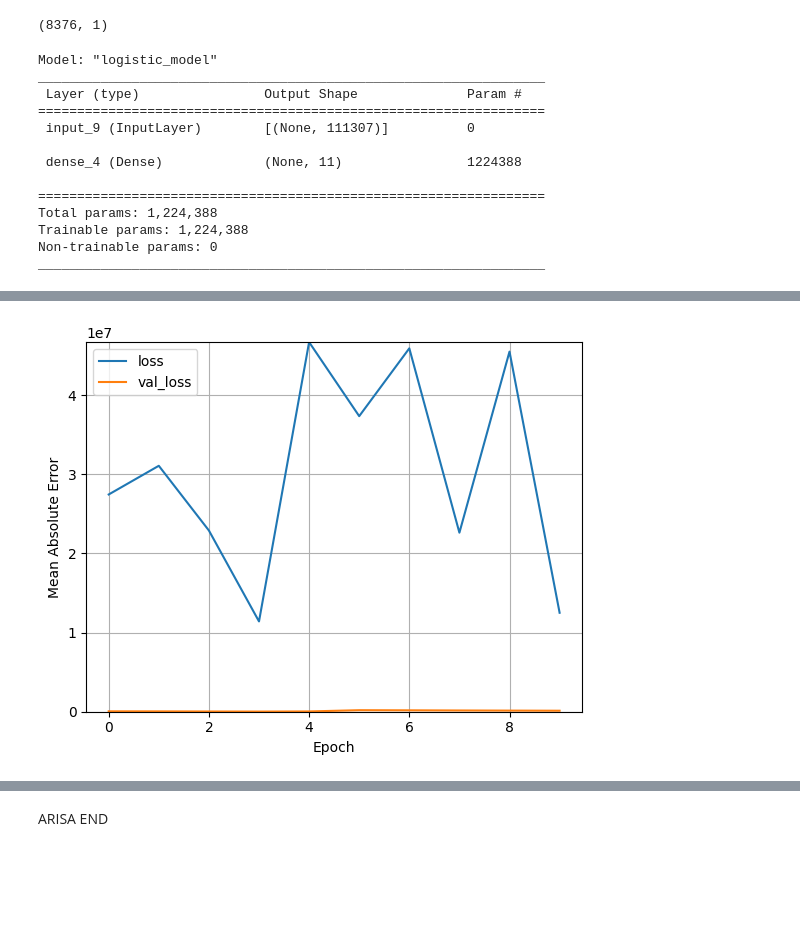
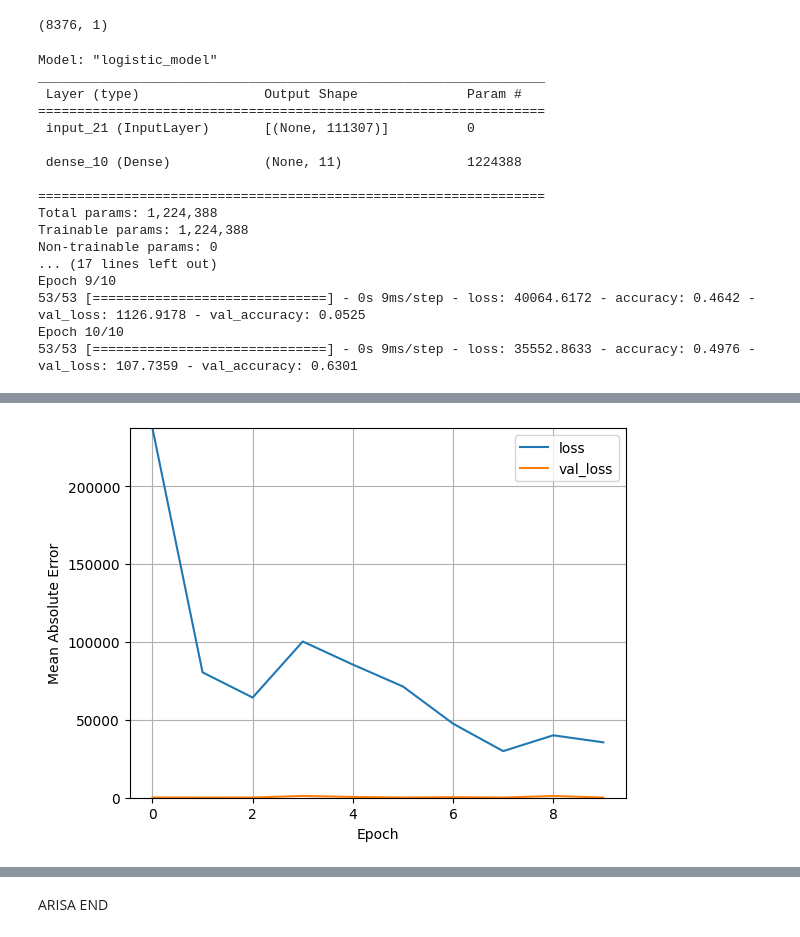
Before and after one commit to arisanguyen/210_Capstone_Aditya_Arisa_Noriel, a Jupyter notebook: abajaj_modeling.ipynb, the cells around one changed output, grey strips where cells are left out. Saved outputs shown, nothing was run; the diff lists cells and outputs as text; code cells hidden in the pictures; blank space fills up the shorter version.

Commit message:
logistic and linear model comparision

```diff
--- a/abajaj_modeling.ipynb
+++ b/abajaj_modeling.ipynb
@@ -204,0 +207,3 @@ input_image_street.shape
+# %%
+tiles_down = pd.read_csv(r'Data/Tiles_no_binning_downsampled.csv')
+tiles_down.head(5)
@@ -204,0 +217,7 @@ input_image_street.shape
+# %%
+x_train, x_test, y_train, y_test = train_test_split(
+                                    tiles_down[['Tile_ID','Collisions_Historical', 'Mid_lat','Mid_long', 'Stop_Signs', 'Paving_historical', 'Bus_stop','RTTYP_I','RTTYP_M','RTTYP_O','RTTYP_S','RTTYP_U']],
+                                    tiles_down['Collisions_Future'],
+                                    random_state=104,
+                                    test_size=0.20,
+                                    shuffle=True)
@@ -361,26 +478,26 @@ def create_logistic_model():
     logistic_model.summary()
 
     logistic_model.compile(
-        optimizer=tf.keras.optimizers.Adam(learning_rate=0.001),
-        loss="sparse_categorical_crossentropy",
+        optimizer=tf.keras.optimizers.Adam(learning_rate=0.0001),
+        loss=["sparse_categorical_crossentropy"],
         metrics=['accuracy']
         )
 
-    return log_model
+    return logistic_model
 
 logistic_model = create_logistic_model()
 
-class_weight = {0: 1,
-                1: 100000,
-                2: 100000,
-                3: 100000,
-                4: 100000,
-                5: 100000,
-                6: 100000,
-                7: 100000,
-                8: 100000,
-                9: 100000,
-                10: 100000,
+class_weight = {0: 100,
+                1: 1000,
+                2: 1000,
+                3: 1000,
+                4: 1000,
+                5: 1000,
+                6: 1000,
+                7: 1000,
+                8: 1000,
+                9: 1000,
+                10: 1000,
                 #11: 100000,
                }
 
@@ -401,12 +518,16 @@ Model: "logistic_model"
 _________________________________________________________________
  Layer (type)                Output Shape              Param #
 =================================================================
- input_9 (InputLayer)        [(None, 111307)]          0
+ input_21 (InputLayer)       [(None, 111307)]          0
 
- dense_4 (Dense)             (None, 11)                1224388
+ dense_10 (Dense)            (None, 11)                1224388
 
 =================================================================
 Total params: 1,224,388
 Trainable params: 1,224,388
 Non-trainable params: 0
-_________________________________________________________________
+... (17 lines left out)
+Epoch 9/10
+53/53 [==============================] - 0s 9ms/step - loss: 40064.6172 - accuracy: 0.4642 - val_loss: 1126.9178 - val_accuracy: 0.0525
+Epoch 10/10
+53/53 [==============================] - 0s 9ms/step - loss: 35552.8633 - accuracy: 0.4976 - val_loss: 107.7359 - val_accuracy: 0.6301
@@ -434 +534 @@ Epoch 10/10
-[figure, old version]
+[figure, new version]
```
Also changed, not shown: parts of 21 cells of this notebook.
